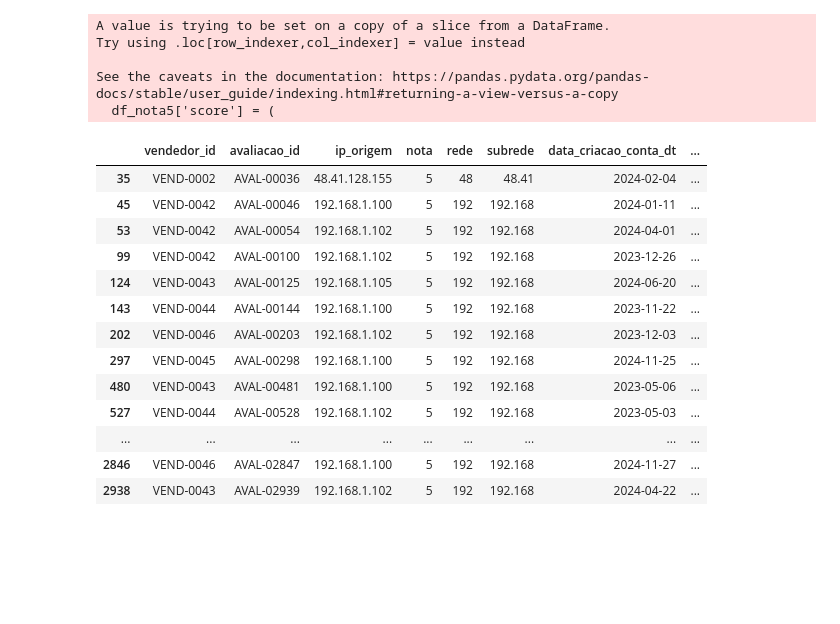
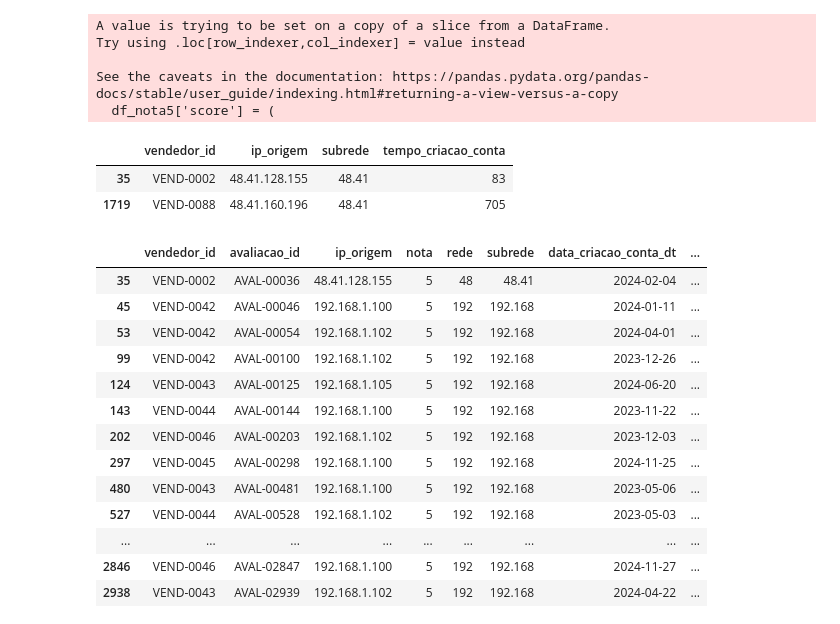
Before and after one commit to AlexDcoder/Opera-o-Marketplace-Fraude-em-E-commerce, a Jupyter notebook: notebooks/base_comparativo.ipynb, the cells around one changed output. Drawn from its saved outputs; the diff is of its cells as text; code cells hidden in the pictures; blank space fills up the shorter version.

```diff
--- a/notebooks/base_comparativo.ipynb
+++ b/notebooks/base_comparativo.ipynb
@@ -879,4 +881,10 @@ Try using .loc[row_indexer,col_indexer] = value instead
 
 See the caveats in the documentation: https://pandas.pydata.org/pandas-docs/stable/user_guide/indexing.html#returning-a-view-versus-a-copy
   df_nota5['score'] = (
+# %%
+df_nota5[df_nota5['subrede'] == '48.41'][['vendedor_id', 'ip_origem', 'subrede', 'tempo_criacao_conta']]
+# %% [output]
+|  | vendedor_id | ip_origem | subrede | tempo_criacao_conta |
+| 35 | VEND-0002 | 48.41.128.155 | 48.41 | 83 |
+| 1719 | VEND-0088 | 48.41.160.196 | 48.41 | 705 |
 # %%
```
Also changed, not shown: parts of 20 cells of this notebook.
